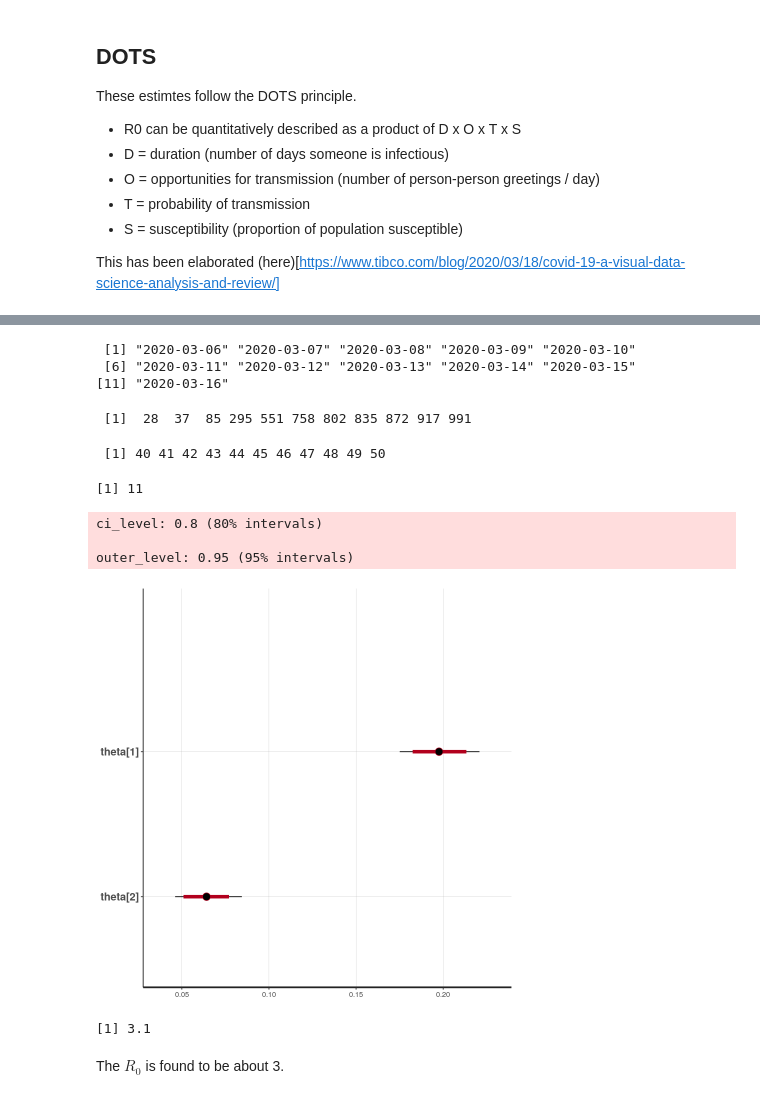
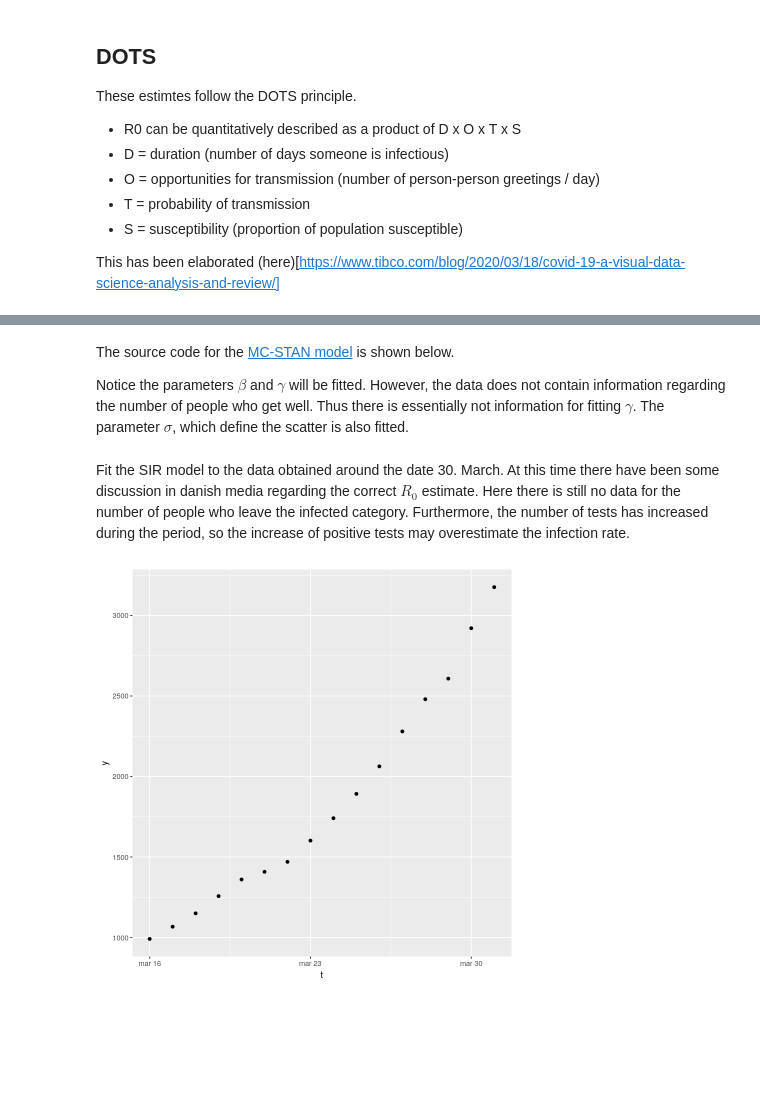
Before and after one commit to OnkelA945/vira, a Jupyter notebook: modelSIR.ipynb, the cells around one changed output, grey strips where cells are left out. Cells and saved outputs as stored; diff of their text form; code cells hidden in the pictures; blank space fills up the shorter version.

Commit message:
Update to modelSIR

```diff
--- a/modelSIR.ipynb
+++ b/modelSIR.ipynb
@@ -215,14 +225,6 @@ ggplot(dataDK, aes(Dato,Accumuleret_COVID)) +
 # %%
 modelSIR <- stan_model("model_sir2.stan")
-# %%
-dataDK$Dato[40:50]
-dataDK$Accumuleret_COVID[40:50]
-dataDK$Dag[40:50]
-length(dataDK$Dag[40:50] )
-# %% [output]
- [1] "2020-03-06" "2020-03-07" "2020-03-08" "2020-03-09" "2020-03-10"
- [6] "2020-03-11" "2020-03-12" "2020-03-13" "2020-03-14" "2020-03-15"
-[11] "2020-03-16"
- [1]  28  37  85 295 551 758 802 835 872 917 991
- [1] 40 41 42 43 44 45 46 47 48 49 50
-[1] 11
+# %% [markdown]
+The source code for the  [MC-STAN model](mc-stan.org) is shown below.
+
+Notice the parameters $\beta$ and $\gamma$ will be fitted. However, the data does not contain information regarding the number of people who get well. Thus there is essentially not information for fitting $\gamma$. The parameter $\sigma$, which define the scatter is also fitted.
@@ -229,7 +233,15 @@ length(dataDK$Dag[40:50] )
 # %%
-dataSIR <- list(N = length(dataDK$Dag[40:50]), ts  = dataDK$Dag[40:50],
+dataSIR <- list(N = length(dataDK$Dag[50:65]), ts  = dataDK$Dag[50:65]-49,
                 N_predict=365, ts_predict = c(1:365),
-                y_init = c(5.8e6,dataDK$Accumuleret_COVID[40],0), y = dataDK$Accumuleret_COVID[40:50])
+                y_init = c(5.8e6,dataDK$Accumuleret_COVID[50],0), y = dataDK$Accumuleret_COVID[50:65])
+# %% [markdown]
+Fit the SIR model to the data obtained around the date 30. March. At this time there have been some discussion in danish media regarding the correct $R_0$ estimate. Here there is still no data for the number of people who leave the infected category.
+Furthermore, the number of tests has increased during the period, so the increase of positive tests may overestimate the infection rate.
+# %%
+ggplot(data.frame(t=dataDK$Dato[50:65], y=dataSIR$y), aes(t,y)) +
+    geom_point()
+# %% [output]
+[figure, added]
 # %%
 fitSIR <- sampling(modelSIR, dataSIR, iter=1000, chains=4,
                    control=list(adapt_delta = 0.9, max_treedepth=15))
@@ -240,17 +247,0 @@ load(file="fitSIR_simulation.dat")
-# %%
-plot(fitSIR, pars=c("theta"))
-# %% [output]
-ci_level: 0.8 (80% intervals)
-
-outer_level: 0.95 (95% intervals)
-[figure, removed]
-# %%
-posts <- extract(fitSIR)
-beta_estimate <- apply(posts$theta,2,mean)[1]
-gamma_estimate <- apply(posts$theta,2,mean)[2]
-R_0_estimate = beta_estimate/gamma_estimate
-print(R_0_estimate,2)
-# %% [output]
-[1] 3.1
-# %% [markdown]
-The $R_0$ is found to be about 3.
```
Also changed, not shown: parts of 47 cells of this notebook.
